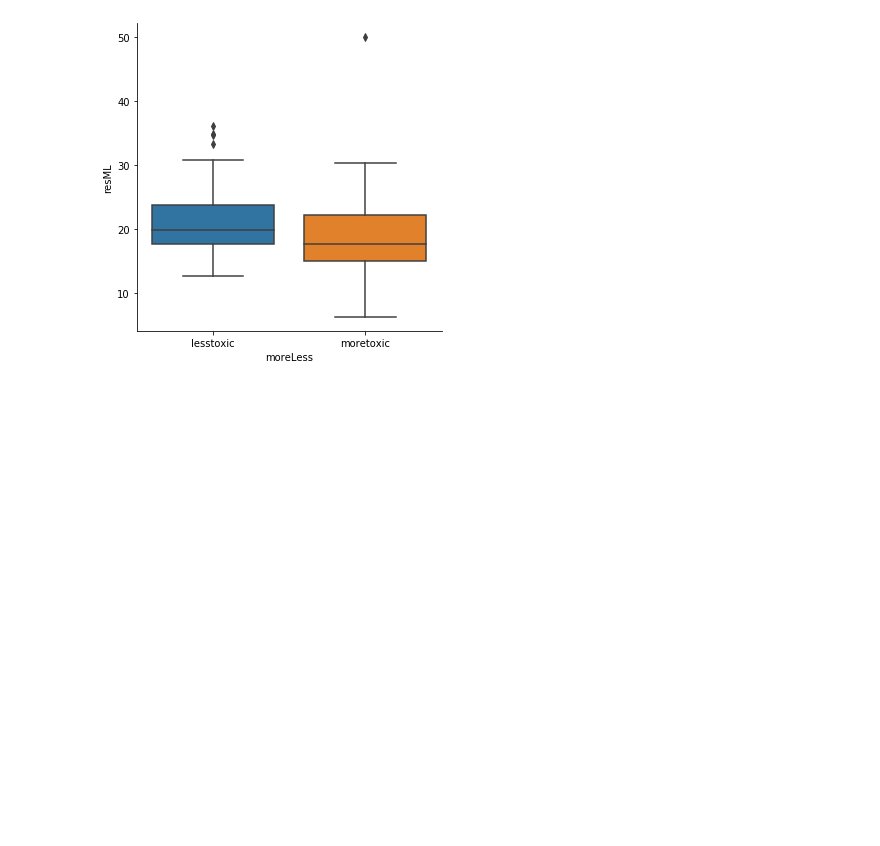
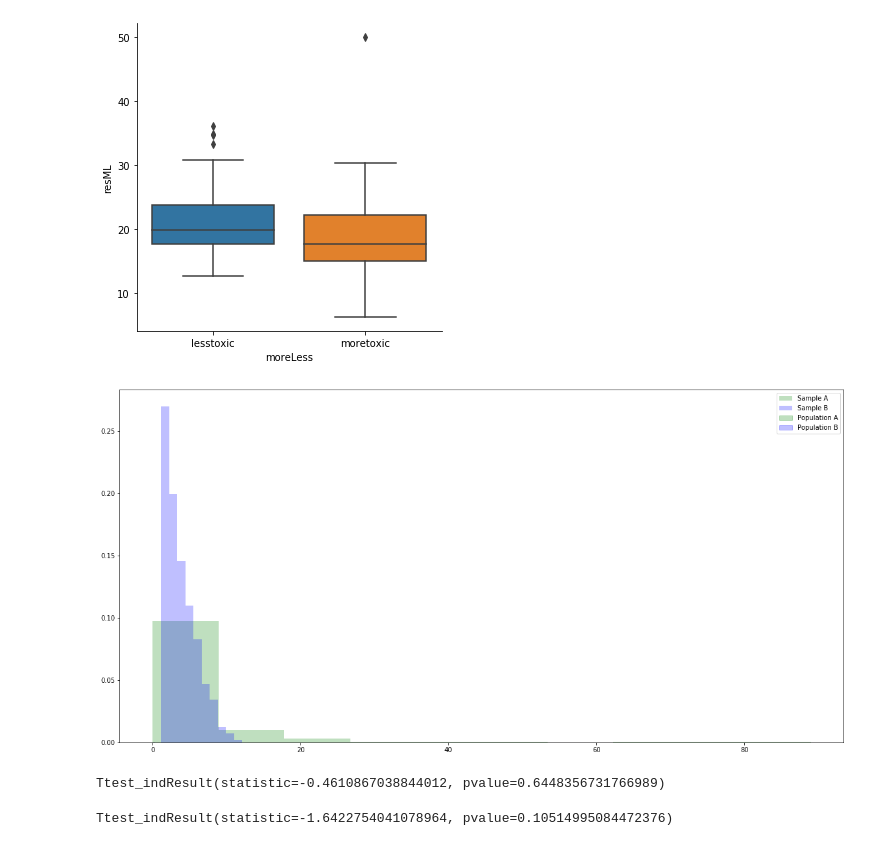
Before and after one commit to kennycolsh/Machine-Learning-Assessment-1, a Jupyter notebook: MacLearning-Ass1.ipynb, the cells around one changed output. Saved outputs shown, nothing was run; the diff lists cells and outputs as text; code cells hidden in the pictures; blank space fills up the shorter version.

Commit message:
Trying some ANOVA ttest on crime and distance away from Charles river

```diff
--- a/MacLearning-Ass1.ipynb
+++ b/MacLearning-Ass1.ipynb
@@ -206,3 +207,43 @@ sns.catplot(x ='moreLess', y = 'resML',kind='box',data=df)
 # %% [output]
 <seaborn.axisgrid.FacetGrid at 0x...>
 [figure]
+# %%
+
+# For t-tests and ANOVA.
+import scipy.stats as stats
+# Make the plots bigger.
+plt.rcParams['figure.figsize'] = (20.0, 10.0)
+
+sampa= boston['CRIM'].values
+sampb =boston['DIS'].values
+
+meanA = np.mean(sampa)
+popA = {'m': meanA, 's': 0.1}
+
+meanB = np.mean(sampb)
+popB = {'m': meanB, 's': 0.1}
+# %%
+# x values for plotting.
+x = np.linspace(0.25, 0.025, 500)
+
+# The probability density functions (PDFs) for the two populations.
+pdfA = stats.norm.pdf(x, popA['m'], popA['s'])
+pdfB = stats.norm.pdf(x, popB['m'], popB['s'])
+
+# Plot the population PDFs as shaded regions.
+plt.fill_between(x, pdfA, color='g', alpha=0.25, label="Population A")
+plt.fill_between(x, pdfB, color='b', alpha=0.25, label="Population B")
+
+# Plot histograms of the two samples.
+plt.hist(sampa, density=True, color='g', alpha=0.25, label="Sample A")
+plt.hist(sampb, density=True, color='b', alpha=0.25, label="Sample B")
+
+# Display a legend.
+plt.legend()
+plt.show()
+# %% [output]
+[figure, added]
+# %%
+stats.ttest_ind(sampa,sampb)
+# %% [output]
+Ttest_indResult(statistic=-0.4610867038844012, pvalue=0.6448356731766989)
@@ -208,0 +257,4 @@ sns.catplot(x ='moreLess', y = 'resML',kind='box',data=df)
+# %%
+print(stats.ttest_ind(s['crim'], r['crim']))
+# %% [output]
+Ttest_indResult(statistic=-1.6422754041078964, pvalue=0.10514995084472376)
```
Also changed, not shown: parts of 6 cells of this notebook.
